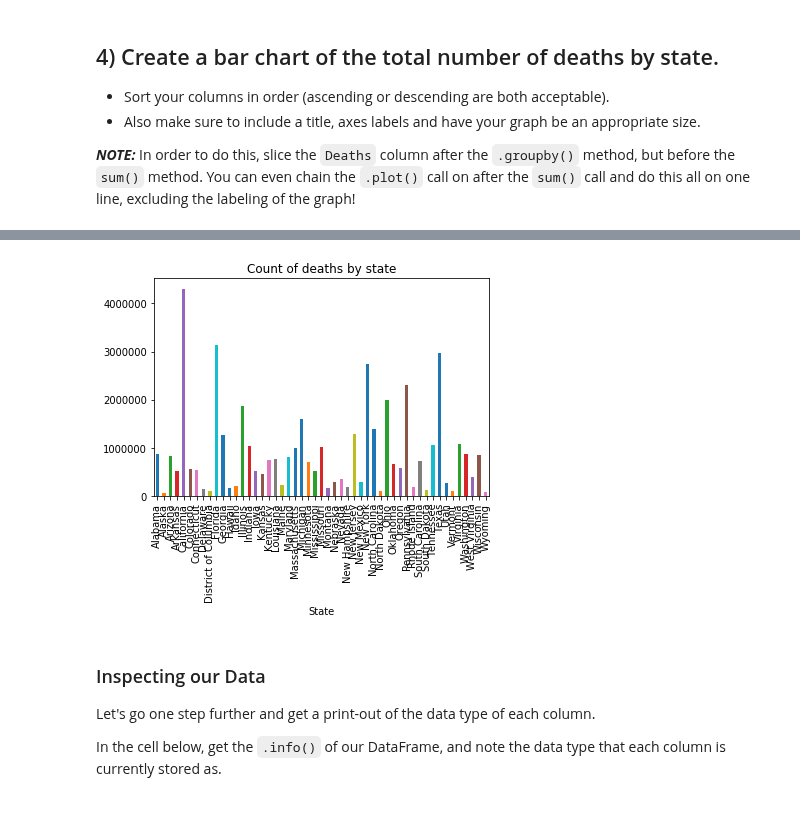
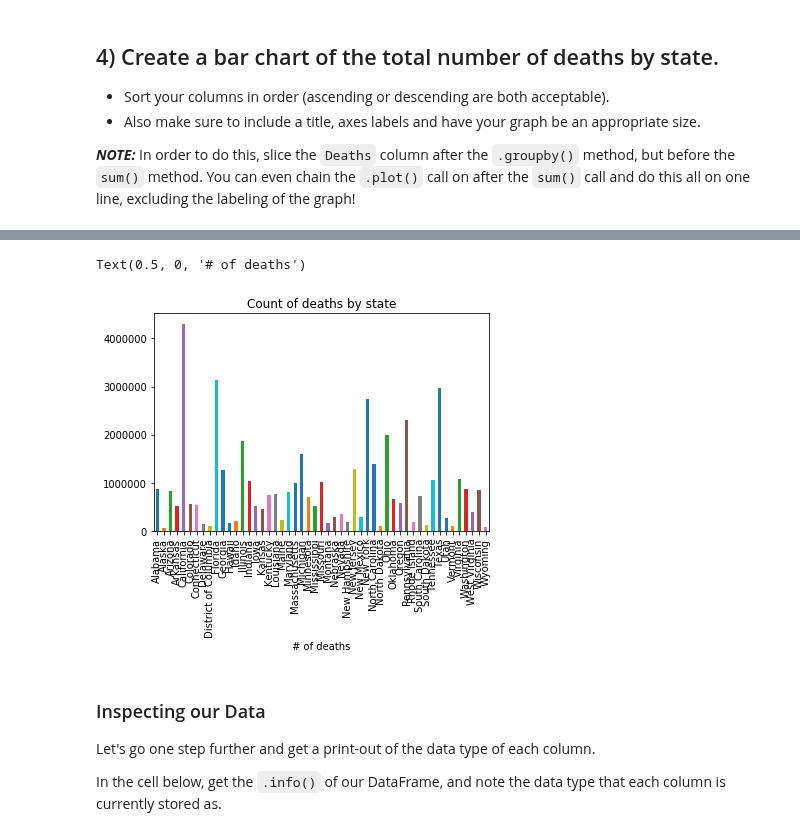
Before and after one commit to glmack/dsc-1-04-09-pivot-tables-with-pandas-lab-seattle-ds-career-040119, a Jupyter notebook: index.ipynb, the cells around one changed output, grey strips where cells are left out. Saved outputs shown, nothing was run; the diff lists cells and outputs as text; code cells hidden in the pictures.

```diff
--- a/index.ipynb
+++ b/index.ipynb
@@ -140,12 +140,13 @@ Wyoming                   77386
 Name: Deaths, dtype: int64
 # %%
 ax = df.groupby(['State'])['Deaths'].sum().plot.bar(title= 'Count of deaths by state')
-ax.set_xlabel("#")
+ax.set_xlabel("# of deaths")
 
 #figsize=
 # title, axes labels and have your graph be an appropriate size.
 # %% [output]
+Text(0.5, 0, '# of deaths')
-[figure, old version]
+[figure, new version]
 # %% [markdown]
 ### Inspecting our Data
 
```
